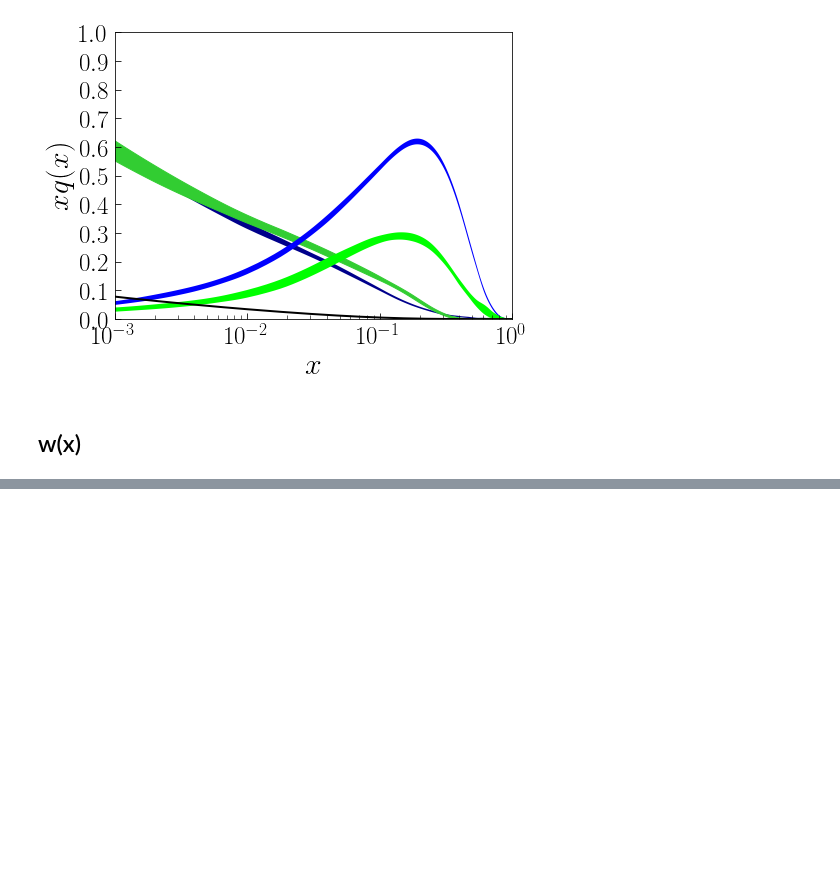
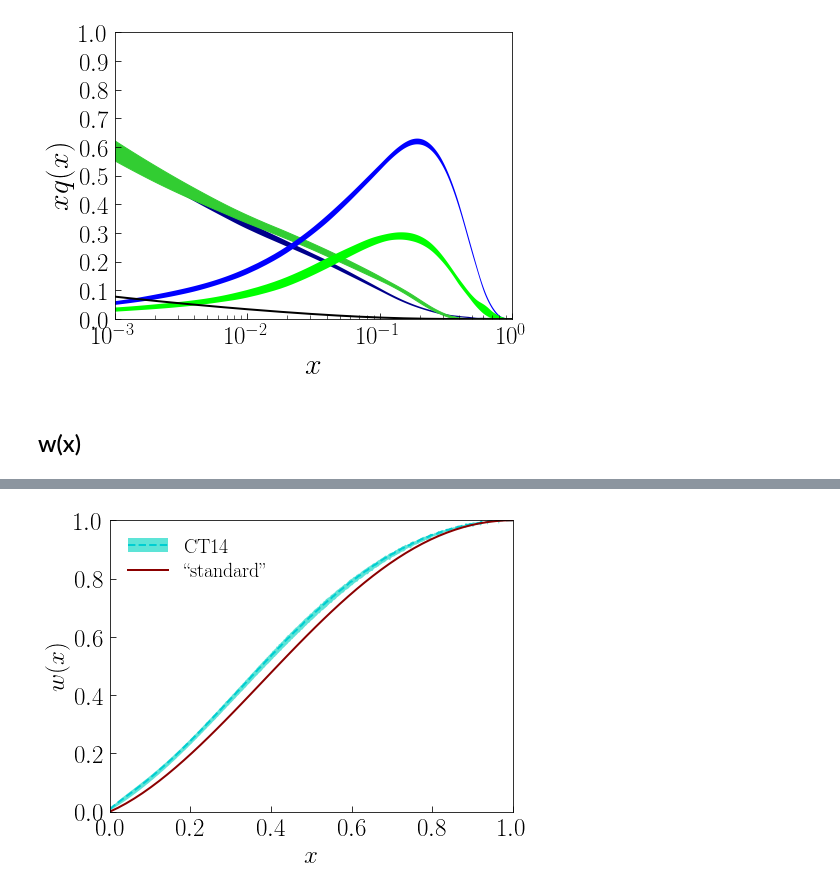
Before and after one commit to TianboLiu/LFHQCD, a Jupyter notebook: evolution-more/compare-new.ipynb, the cells around one changed output, grey strips where cells are left out. Drawn from its saved outputs; the diff is of its cells as text; code cells hidden in the pictures; blank space fills up the shorter version.

```diff
--- a/evolution-more/compare-new.ipynb
+++ b/evolution-more/compare-new.ipynb
@@ -397,0 +441,29 @@ fig.savefig('results/wx.pdf')
+# %%
+nrows, ncols = 1, 1
+
+fig = py.figure(figsize=(ncols*7,nrows*7*0.75))
+ax = fig.add_subplot(nrows, ncols, 1)
+# CT
+c1=ax.plot(wlist['CT14 NNLO Q=1.057'][:,0], wlist['CT14 NNLO Q=1.057'][:,1],\
+       linewidth=2, linestyle='--', color='darkturquoise')
+c2=ax.fill_between(wlist['CT14 NNLO Q=1.057'][:,0],\
+               wlist['CT14 NNLO Q=1.057'][:,1]-wlist['CT14 NNLO Q=1.057'][:,2],\
+               wlist['CT14 NNLO Q=1.057'][:,1]+wlist['CT14 NNLO Q=1.057'][:,2],\
+               color='turquoise', alpha=0.85, linewidth=0)
+# "standard"
+X=np.linspace(0,1,50)
+c3=ax.plot(X, X**(-X+1.0)*np.exp(-0.531*(1-X)**2), linewidth=2, linestyle='-', color='darkred')
+#settings
+ax.set_xlim(0,1)
+ax.set_ylim(0,1)
+ax.set_xlabel(r'$x$', size=25)
+ax.set_ylabel(r'$w(x)$', size=25)
+ax.tick_params(axis='both', which='major', labelsize=25, direction='in', length=6, pad=6)
+H=[(c2,c1[0]),c3[0]]
+L=[r'$\rm CT14$', r'$\rm ``standard"$']
+ax.legend(H, L, fontsize=20,frameon=False, labelspacing=0.3, loc='upper left')
+
+fig.tight_layout()
+fig.savefig('results/wx-CT14.pdf')
+# %% [output]
+[figure, added]
```
Also changed, not shown: parts of 4 cells of this notebook.
